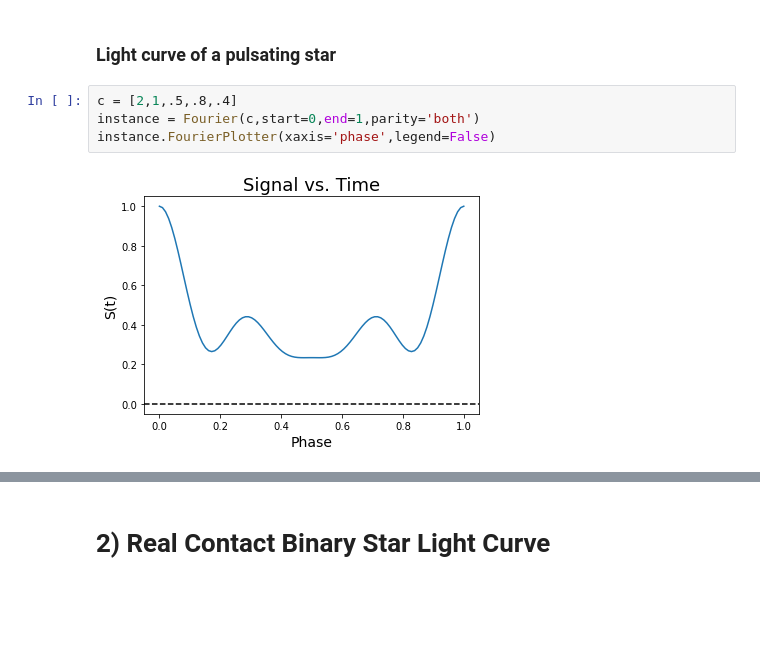
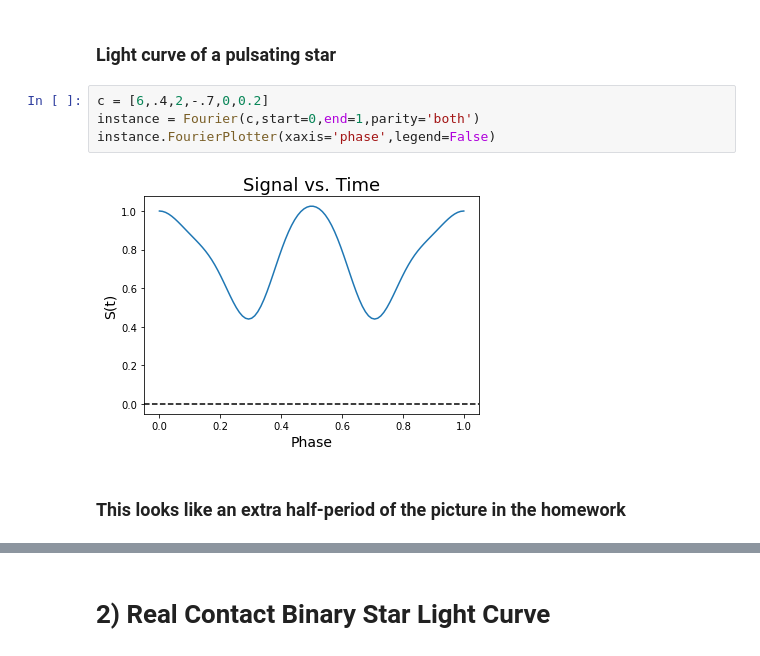
Before and after one commit to jlilly364/ASTR5490, a Jupyter notebook: HW2/PlanetsHW2.ipynb, the cells around one changed output, grey strips where cells are left out. Cells and saved outputs as stored; diff of their text form; blank space fills up the shorter version.

```diff
--- a/HW2/PlanetsHW2.ipynb
+++ b/HW2/PlanetsHW2.ipynb
@@ -298,8 +301,10 @@ for value in n:
 # %% [markdown]
 ### Light curve of a pulsating star
 # %%
-c = [2,1,.5,.8,.4]
+c = [6,.4,2,-.7,0,0.2]
 instance = Fourier(c,start=0,end=1,parity='both')
 instance.FourierPlotter(xaxis='phase',legend=False)
 # %% [output]
-[figure, old version]
+[figure, new version]
+# %% [markdown]
+### This looks like an extra half-period of the picture in the homework
```
Also changed, not shown: parts of 33 cells of this notebook.
